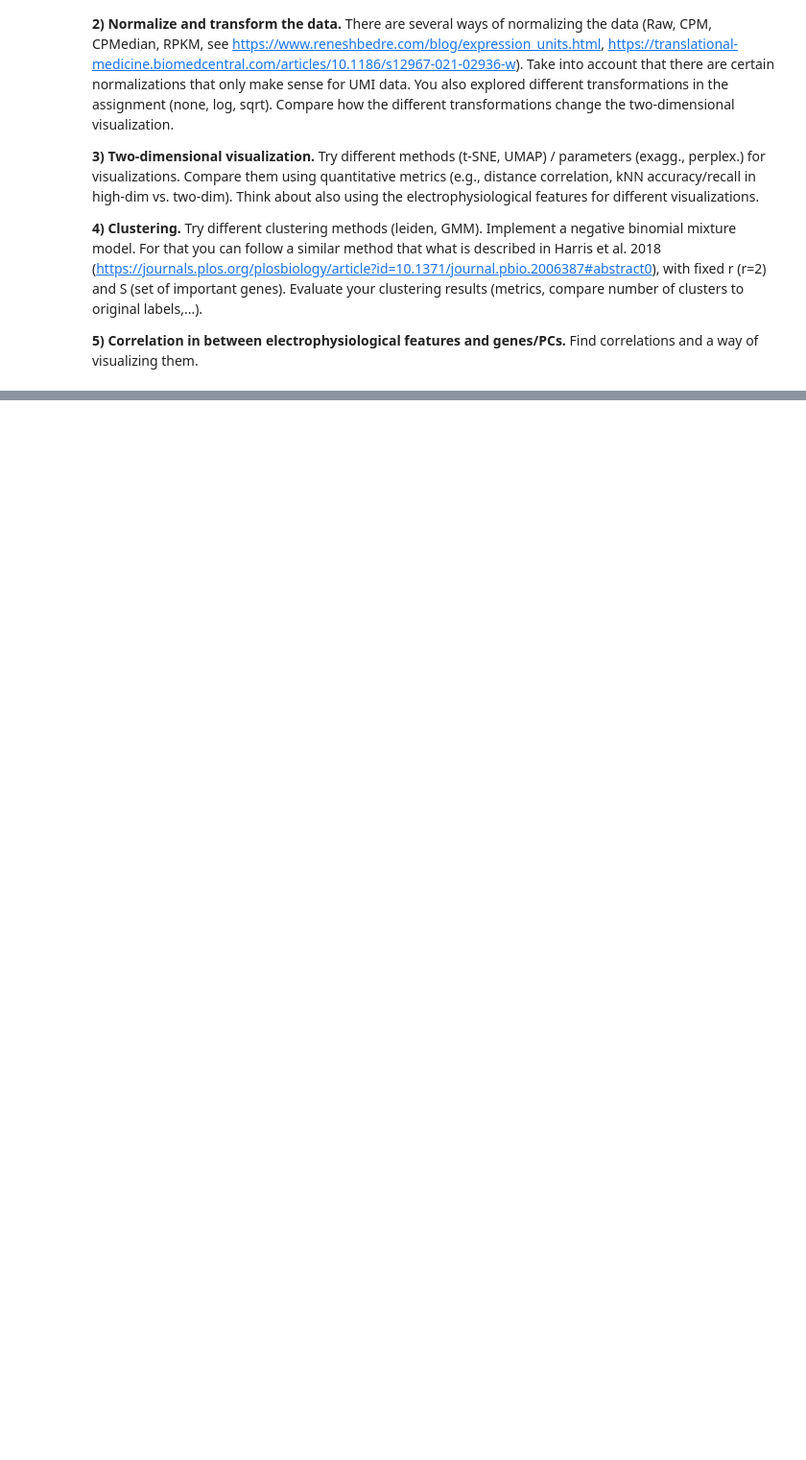
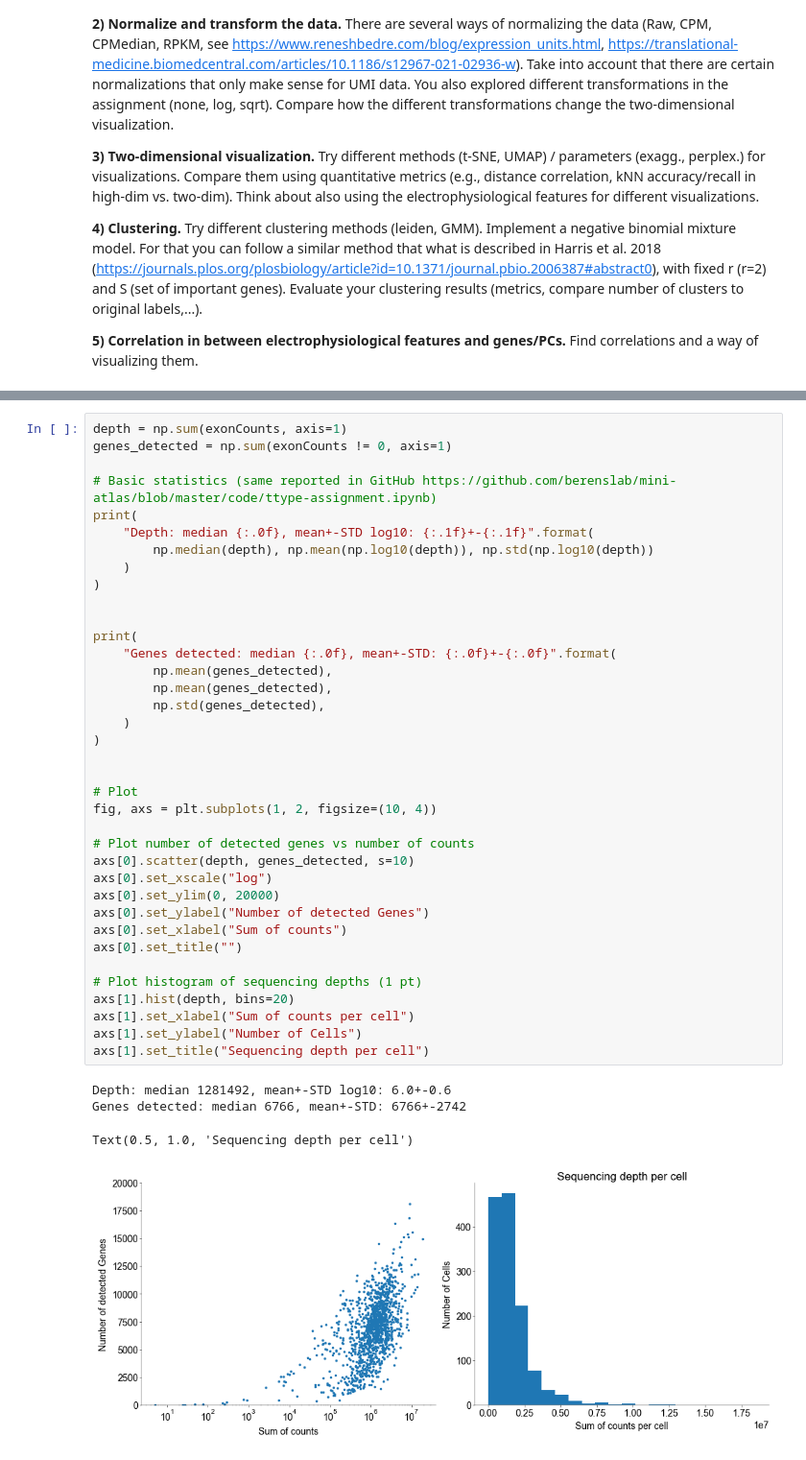
Before and after one commit to dtc103/neural-data-science-project, a Jupyter notebook: notebooks/practical03.ipynb, the cells around one changed output, grey strips where cells are left out. Shown at 96% size. Saved outputs shown, nothing was run; the diff lists cells and outputs as text; blank space fills up the shorter version.

```diff
--- a/notebooks/practical03.ipynb
+++ b/notebooks/practical03.ipynb
@@ -226,0 +315,42 @@ np.sum(np.isnan(ephysData_filtered))
+# %%
+depth = np.sum(exonCounts, axis=1)
+genes_detected = np.sum(exonCounts != 0, axis=1)
+
+# Basic statistics (same reported in GitHub https://github.com/berenslab/mini-atlas/blob/master/code/ttype-assignment.ipynb)
+print(
+    "Depth: median {:.0f}, mean+-STD log10: {:.1f}+-{:.1f}".format(
+        np.median(depth), np.mean(np.log10(depth)), np.std(np.log10(depth))
+    )
+)
+
+
+print(
+    "Genes detected: median {:.0f}, mean+-STD: {:.0f}+-{:.0f}".format(
+        np.mean(genes_detected),
+        np.mean(genes_detected),
+        np.std(genes_detected),
+    )
+)
+
+
+# Plot
+fig, axs = plt.subplots(1, 2, figsize=(10, 4))
+
+# Plot number of detected genes vs number of counts
+axs[0].scatter(depth, genes_detected, s=10)
+axs[0].set_xscale("log")
+axs[0].set_ylim(0, 20000)
+axs[0].set_ylabel("Number of detected Genes")
+axs[0].set_xlabel("Sum of counts")
+axs[0].set_title("")
+
+# Plot histogram of sequencing depths (1 pt)
+axs[1].hist(depth, bins=20)
+axs[1].set_xlabel("Sum of counts per cell")
+axs[1].set_ylabel("Number of Cells")
+axs[1].set_title("Sequencing depth per cell")
+# %% [output]
+Depth: median 1281492, mean+-STD log10: 6.0+-0.6
+Genes detected: median 6766, mean+-STD: 6766+-2742
+Text(0.5, 1.0, 'Sequencing depth per cell')
+[figure, added]
```
Also changed, not shown: parts of 30 cells of this notebook.
